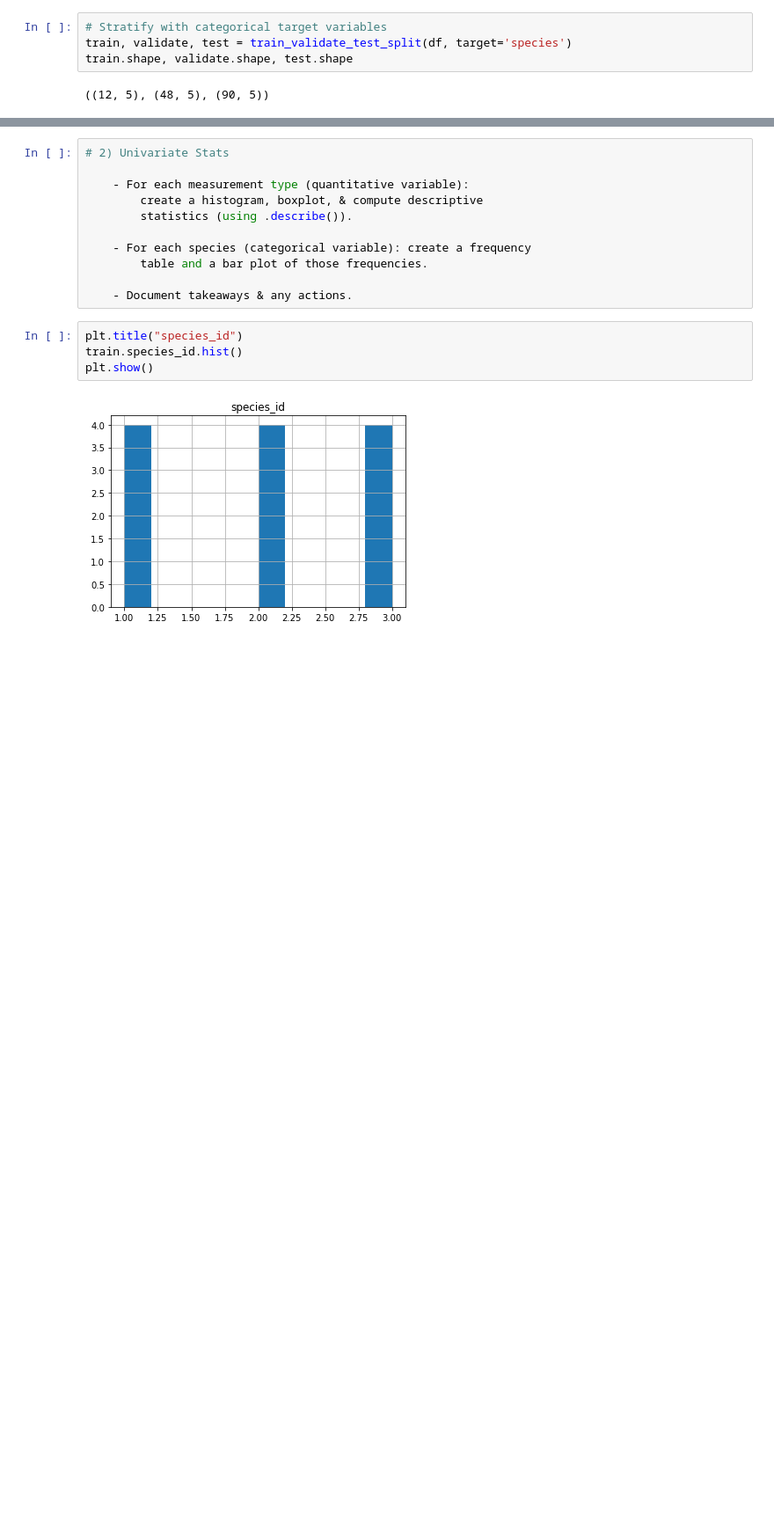
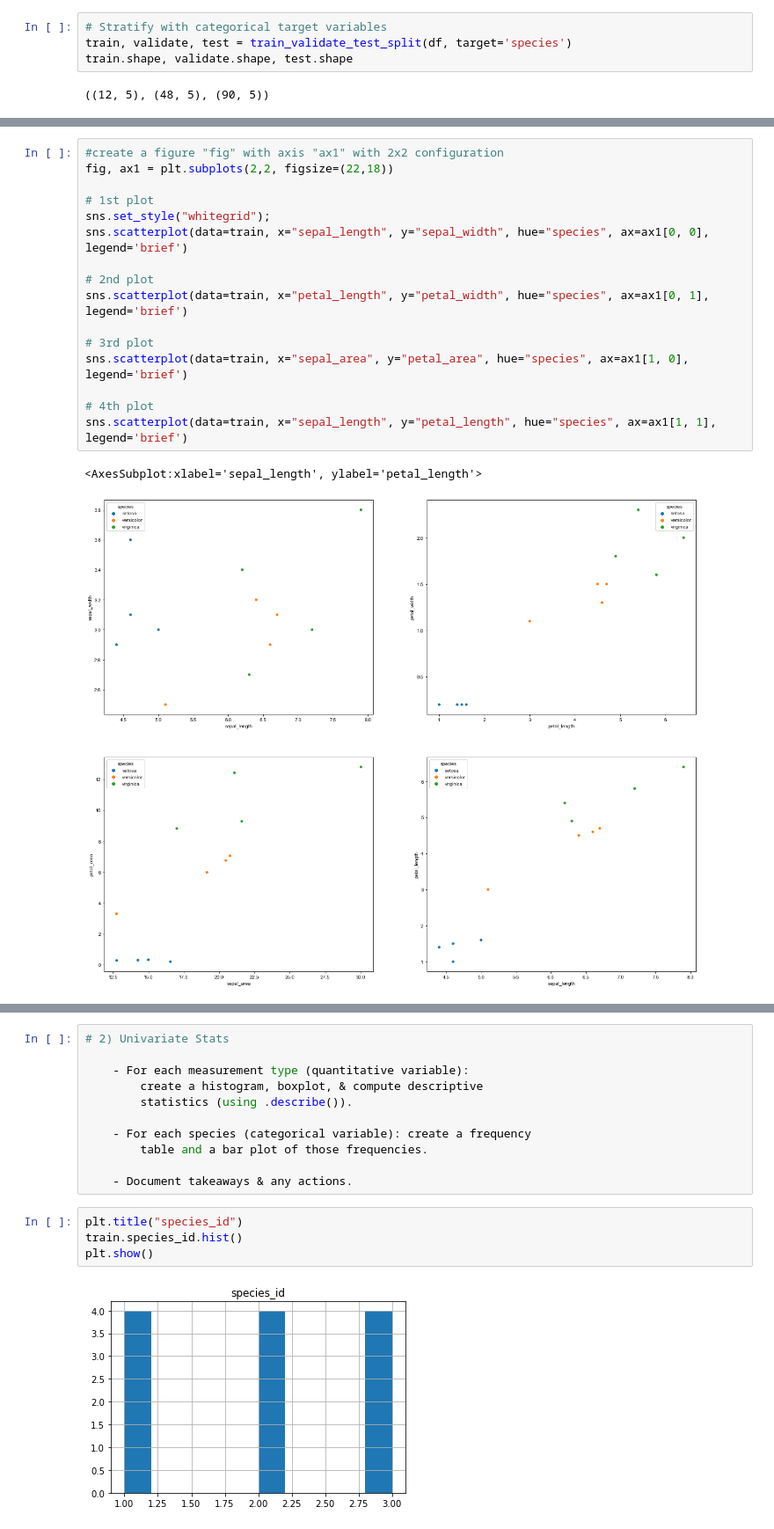
Before and after one commit to dlmitc3/Classification-Project, a Jupyter notebook: classification_exercises.ipynb, the cells around one changed output, grey strips where cells are left out. Shown: that part at 88% size. Saved outputs shown, nothing was run; the diff lists cells and outputs as text; blank space fills up the shorter version.

```diff
--- a/classification_exercises.ipynb
+++ b/classification_exercises.ipynb
@@ -1640,0 +1849,19 @@ train.shape, validate.shape, test.shape
+# %%
+#create a figure "fig" with axis "ax1" with 2x2 configuration
+fig, ax1 = plt.subplots(2,2, figsize=(22,18))
+
+# 1st plot
+sns.set_style("whitegrid");
+sns.scatterplot(data=train, x="sepal_length", y="sepal_width", hue="species", ax=ax1[0, 0], legend='brief')
+
+# 2nd plot
+sns.scatterplot(data=train, x="petal_length", y="petal_width", hue="species", ax=ax1[0, 1], legend='brief')
+
+# 3rd plot
+sns.scatterplot(data=train, x="sepal_area", y="petal_area", hue="species", ax=ax1[1, 0], legend='brief')
+
+# 4th plot
+sns.scatterplot(data=train, x="sepal_length", y="petal_length", hue="species", ax=ax1[1, 1], legend='brief')
+# %% [output]
+<AxesSubplot:xlabel='sepal_length', ylabel='petal_length'>
+[figure, added]
```
Also changed, not shown: parts of 65 cells of this notebook.
